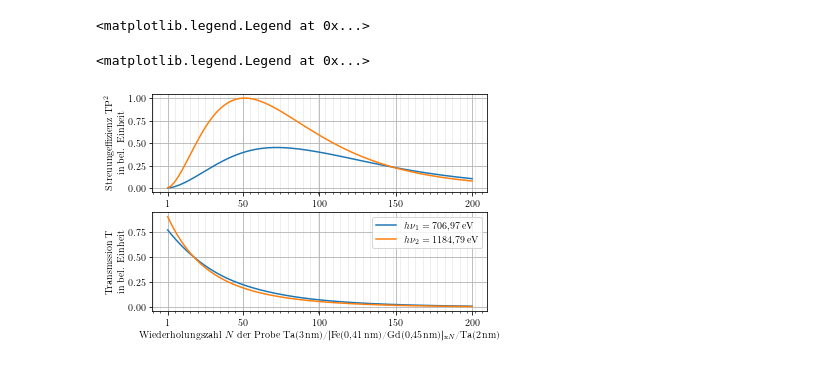
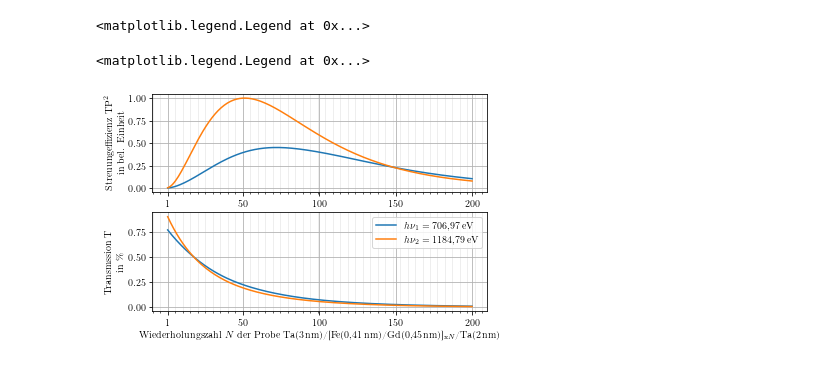
Before and after one commit to lrlunin/bachelorarbeit_python_notebooks_and_data, a Jupyter notebook: dicke_optimierung_software/plot from transmssion Gd Fe scv.ipynb, the cells around one changed output. Cells and saved outputs as stored; diff of their text form; code cells hidden in the pictures.

```diff
--- a/dicke_optimierung_software/plot from transmssion Gd Fe scv.ipynb
+++ b/dicke_optimierung_software/plot from transmssion Gd Fe scv.ipynb
@@ -104,7 +104,7 @@ axes = axs[1]
 #axes.set_title('Soft X-Ray Range')
 axes.set_xlabel(r'Wiederholungszahl $N$ der Probe Ta(\SI{3}{\nano\meter})/[Fe(\SI{0.41}{\nano\meter})/Gd(\SI{0.45}{\nano\meter})]$_{\text{x}N}$/Ta(\SI{2}{\nano\meter})')
 #axes.set_xscale('log')
-axes.set_ylabel(r"\begin{tabular}{c}Transmssion T\\in bel. Einheit\end{tabular}")
+axes.set_ylabel(r"\begin{tabular}{c}Transmssion T\\in \%\end{tabular}")
 
 axes.grid(which='major')
 axes.grid(which='minor', color='#999999', linestyle='-', alpha=0.2)
@@ -120,31 +120,31 @@ gd1, = axes.plot(layernr_gd, transmission_gd, ms=2, color='C1', label=r'$h\nu_2
 
 axes = axs[0]
 #axes.set_title('Soft X-Ray Range')
 #axes.yaxis.set_label_position("right")
 #axes.yaxis.tick_right()
 
 #axes.set_xlabel(r'Wiederholungszahl $N$ der Probe Ta(\SI{3}{\nano\meter})/[Fe(\SI{0.41}{\nano\meter})/Gd(\SI{0.45}{\nano\meter})]$_{\text{x}N}$/Ta(\SI{2}{\nano\meter})')
 #axes.set_xscale('log')
 axes.set_ylabel(r"\begin{tabular}{c}Streuungeffizienz TP$^2$ \\ in bel. Einheit\end{tabular}")
 
 axes.grid(which='major')
 axes.grid(which='minor', color='#999999', linestyle='-', alpha=0.2)
 #axes.xaxis.set_major_formatter(OOMFormatter(order = 0, fformat = "%1.0f"))
 #axes.yaxis.set_major_formatter(OOMFormatter(order = 0, fformat = "%1.0f"))
 axes.xaxis.set_major_locator(FixedLocator(ticks))
 axes.xaxis.set_minor_locator(AutoMinorLocator(10))
 axes.yaxis.set_major_locator(MultipleLocator(0.25))
 # axes.yaxis.set_minor_locator(AutoMinorLocator(5))
 # axes.yaxis.set_major_locator(MultipleLocator(50))
 
 fe_tp2 = transmission_fe * polarisation_fe**2
 gd_tp2 = transmission_gd * polarisation_gd**2
 
 norm_coef = 1/np.max(gd_tp2)
 fe2, = axes.plot(layernr_fe, norm_coef*fe_tp2, ms=2, color='C0', label=r'$h\nu_1 = \SI{706.97}{\eV}$')
 gd2, = axes.plot(layernr_gd, norm_coef*gd_tp2, ms=2, color='C1', label=r'$h\nu_2 = \SI{1184.79}{\eV}$')
 
 plt.legend([(fe1), (gd1)], [r'$h\nu_1 = \SI{706.97}{\eV}$', r'$h\nu_2 = \SI{1184.79}{\eV}$'], handler_map={tuple: HandlerTuple(ndivide=None)})
 # %% [output]
 <matplotlib.legend.Legend at 0x...>
-[figure, old version]
+[figure, new version]
```
Also changed, not shown: parts of 5 cells of this notebook, 4 other files.
